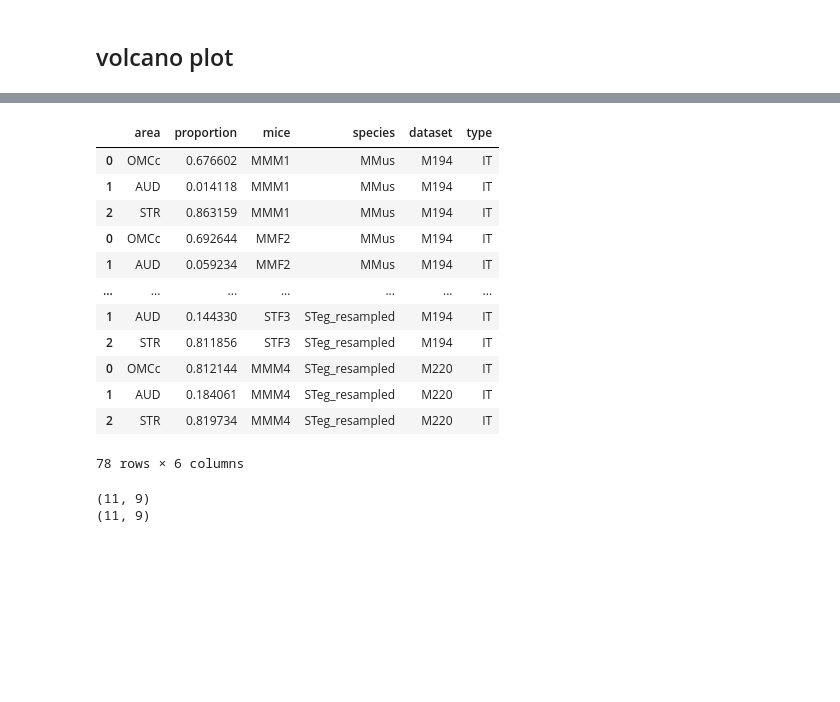
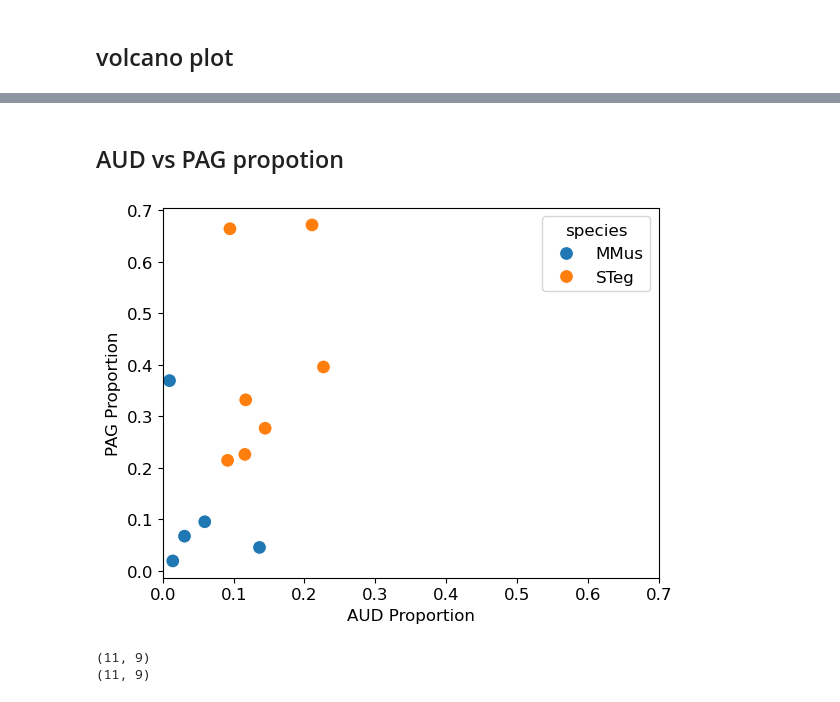
Before and after one commit to eisko/MAPseq_analysis, a Jupyter notebook: version4_fig2_OMC.ipynb, the cells around one changed output, grey strips where cells are left out. Saved outputs shown, nothing was run; the diff lists cells and outputs as text; code cells hidden in the pictures; blank space fills up the shorter version.

```diff
--- a/version4_fig2_OMC.ipynb
+++ b/version4_fig2_OMC.ipynb
@@ -462,19 +464,25 @@ plt.savefig(out_path+"OMC_volcano_mapseq_type.svg", dpi=300, bbox_inches="tight"
-# %%
-plot_it
-# %% [output]
-|  | area | proportion | mice | species | dataset | type |
-| 0 | OMCc | 0.676602 | MMM1 | MMus | M194 | IT |
-| 1 | AUD | 0.014118 | MMM1 | MMus | M194 | IT |
-| 2 | STR | 0.863159 | MMM1 | MMus | M194 | IT |
-| 0 | OMCc | 0.692644 | MMF2 | MMus | M194 | IT |
-| 1 | AUD | 0.059234 | MMF2 | MMus | M194 | IT |
-| ... | ... | ... | ... | ... | ... | ... |
-| 1 | AUD | 0.144330 | STF3 | STeg_resampled | M194 | IT |
-| 2 | STR | 0.811856 | STF3 | STeg_resampled | M194 | IT |
-| 0 | OMCc | 0.812144 | MMM4 | STeg_resampled | M220 | IT |
-| 1 | AUD | 0.184061 | MMM4 | STeg_resampled | M220 | IT |
-| 2 | STR | 0.819734 | MMM4 | STeg_resampled | M220 | IT |
-78 rows × 6 columns
+# %% [markdown]
+## AUD vs PAG propotion
+# %%
+omc_prop
+omc_prop_select = omc_prop[(omc_prop["species"]=="MMus") | (omc_prop["species"]=="STeg")]
+omc_prop_aud = omc_prop_select[(omc_prop_select['area']=="AUD")].reset_index(drop=True)
+omc_prop_pag = omc_prop_select[(omc_prop_select['area']=="PAG")].reset_index(drop=True)
+omc_prop_aud = omc_prop_aud.rename(columns=({'proportion':'aud_prop'}))
+omc_prop_aud['pag_prop'] = omc_prop_pag['proportion']
+plot_df = omc_prop_aud.copy().drop(["area", "type"], axis=1)
+plot_df
+
+sns.scatterplot(plot_df, x="aud_prop", y="pag_prop",hue="species",
+                s=100)
+plt.xlabel("AUD Proportion")
+plt.ylabel("PAG Proportion")
+
+plt.xlim(0,0.7)
+
+plt.savefig(out_path+"omc_proportion_AUDvPAG2.svg", dpi=300, bbox_inches="tight")
+# %% [output]
+[figure, added]
 # %%
 # scatter and volcano plot for comparing resampled data
 # combine IT and PT
```
Also changed, not shown: parts of 1 cell of this notebook, 1 other file.
